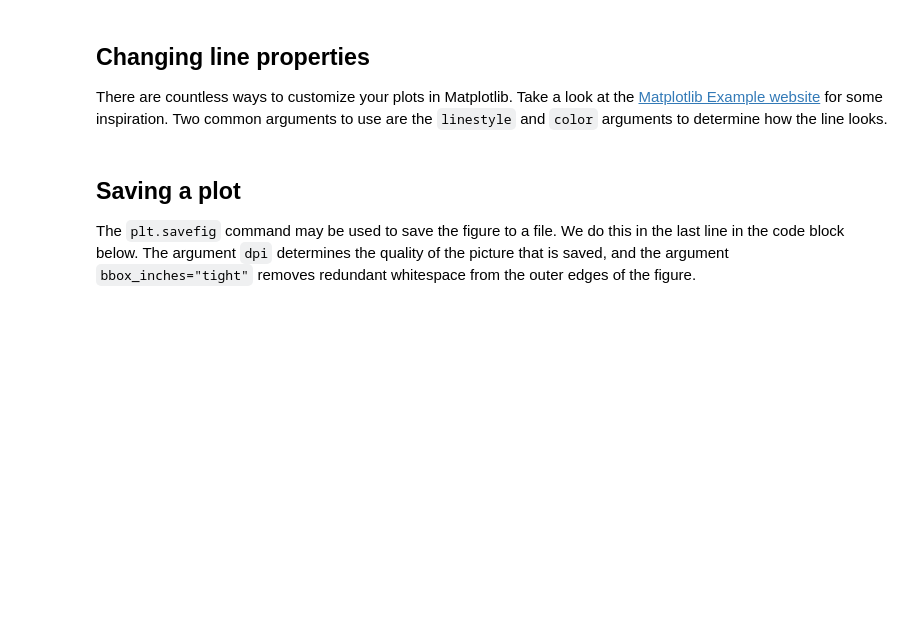
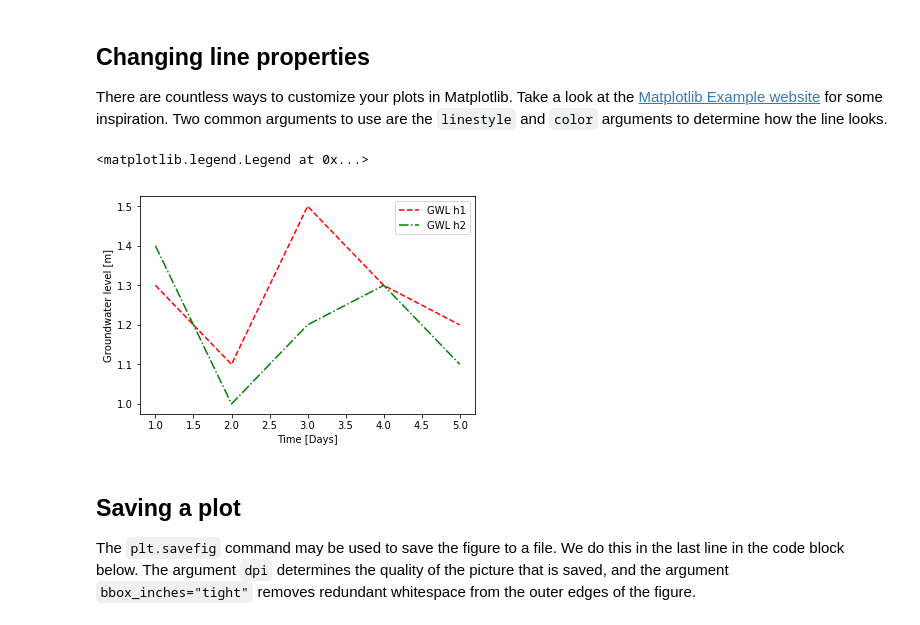
Before and after one commit to hydrogeology-graz/geopython_course, a Jupyter notebook: Lecture_1/Notebook1.ipynb, the cells around one changed output. Saved outputs shown, nothing was run; the diff lists cells and outputs as text; code cells hidden in the pictures; blank space fills up the shorter version.

```diff
--- a/Lecture_1/Notebook1.ipynb
+++ b/Lecture_1/Notebook1.ipynb
@@ -301,11 +326,14 @@ plt.legend()  # Add the legend
 There are countless ways to customize your plots in Matplotlib. Take a look at the [Matplotlib Example website](https://matplotlib.org/gallery/index.html) for some inspiration. Two common arguments to use are the `linestyle` and `color` arguments to determine how the line looks.
 # %%
 # Make the plot
-plt.plot(t, h, label="GWL h1", linestyle="--", color="red")
+plt.plot(t, h1, label="GWL h1", linestyle="--", color="red")
 plt.plot(t, h2, label="GWL h2", linestyle="-.", color="green")
 plt.xlabel("Time [Days]")
 plt.ylabel("Groundwater level [m]")
 plt.legend()
+# %% [output]
+<matplotlib.legend.Legend at 0x...>
+[figure, added]
 # %% [markdown]
 ## Saving a plot
 The `plt.savefig` command may be used to save the figure to a file. We do this in the last line in the code block below. The argument `dpi` determines the quality of the picture that is saved, and the argument `bbox_inches="tight"` removes redundant whitespace from the outer edges of the figure.
```
Also changed, not shown: parts of 31 cells of this notebook, 1 other file.
